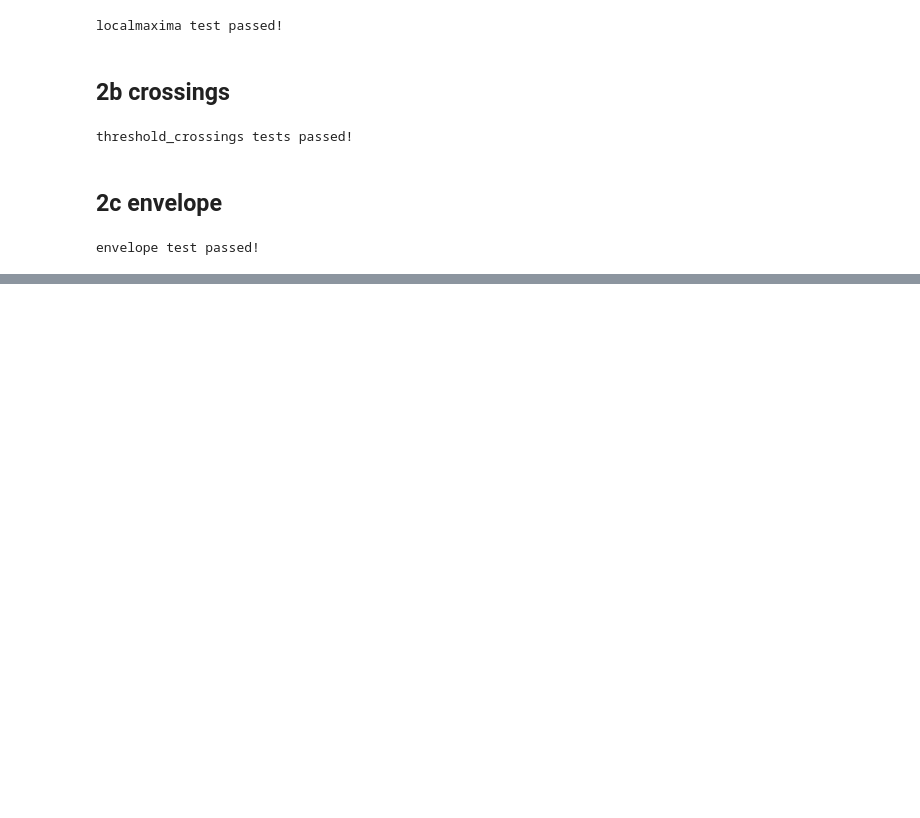
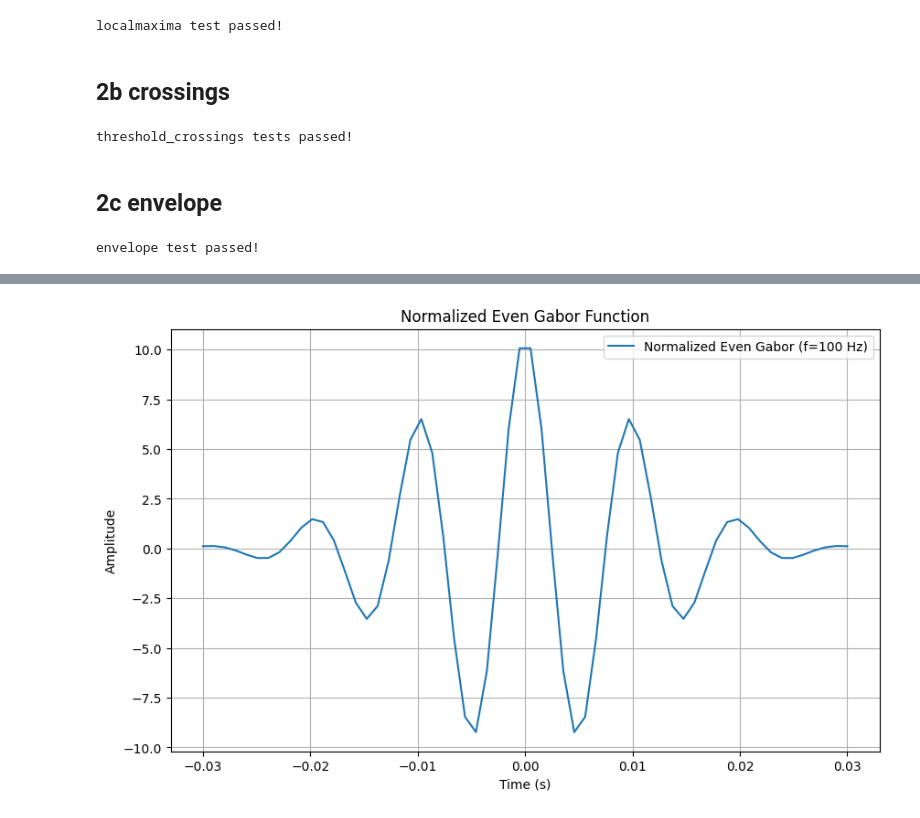
Before and after one commit to RyanL72/CSDS_364, a Jupyter notebook: Assignment_A1b/A1b_rhl72.ipynb, the cells around one changed output, grey strips where cells are left out. Saved outputs shown, nothing was run; the diff lists cells and outputs as text; code cells hidden in the pictures; blank space fills up the shorter version.

```diff
--- a/Assignment_A1b/A1b_rhl72.ipynb
+++ b/Assignment_A1b/A1b_rhl72.ipynb
@@ -256,0 +317,24 @@ envelope test passed!
+# %%
+# Plot normalized even Gabor function
+f = 100  # Frequency in Hz
+sigma = 1 / f  # Standard deviation
+fs = 1000  # Sampling frequency
+t = np.linspace(-3 * sigma, 3 * sigma, int(6 * sigma * fs))  # Time vector
+
+# Normalizing constant
+norm_factor = gabor_norm(f, sigma, fs)
+
+# Normalized Gabor function
+gabor_function = gabor(t, sigma, f, a = norm_factor)
+
+# Plot
+plt.figure(figsize=(10, 6))
+plt.plot(t, gabor_function, label='Normalized Even Gabor (f=100 Hz)', linestyle='-')
+plt.xlabel('Time (s)')
+plt.ylabel('Amplitude')
+plt.title('Normalized Even Gabor Function')
+plt.legend()
+plt.grid(True)
+plt.show()
+# %% [output]
+[figure, added]
```
Also changed, not shown: parts of 17 cells of this notebook, 2 other files.
